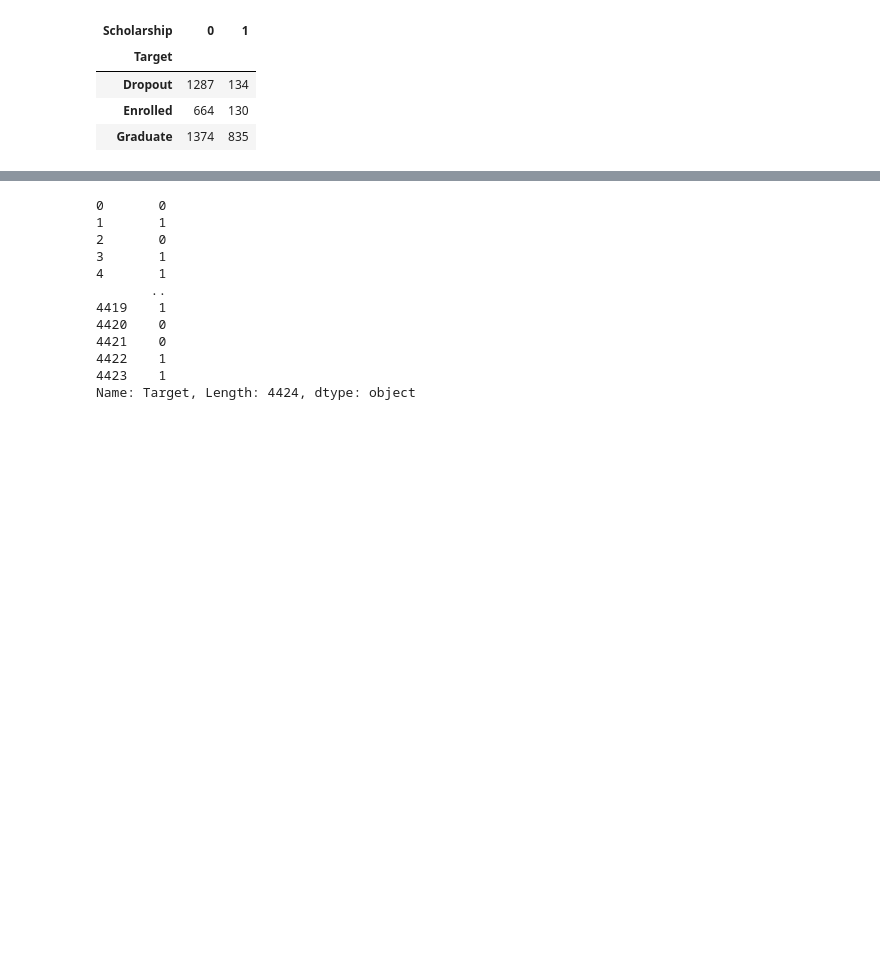
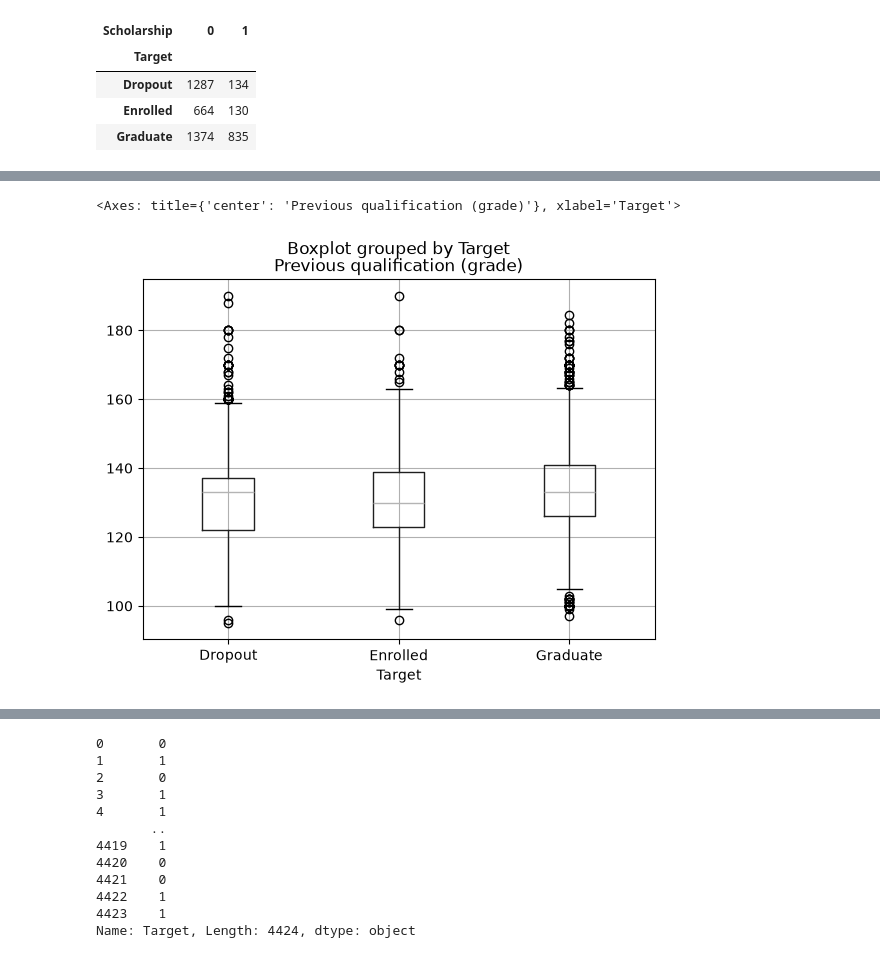
Before and after one commit to aurodeeps/student-dropout-prediction, a Jupyter notebook: notebooks/01_m2_eda.ipynb, the cells around one changed output, grey strips where cells are left out. Cells and saved outputs as stored; diff of their text form; code cells hidden in the pictures; blank space fills up the shorter version.

```diff
--- a/notebooks/01_m2_eda.ipynb
+++ b/notebooks/01_m2_eda.ipynb
@@ -97,0 +103,5 @@ pd.crosstab(df['Target'], df['Scholarship'])
+# %%
+df.boxplot(column='Previous qualification (grade)', by='Target')
+# %% [output]
+<Axes: title={'center': 'Previous qualification (grade)'}, xlabel='Target'>
+[figure, added]
```
Also changed, not shown: parts of 2 cells of this notebook.
